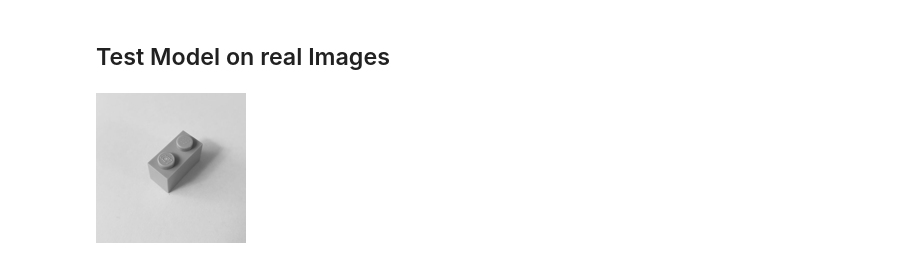
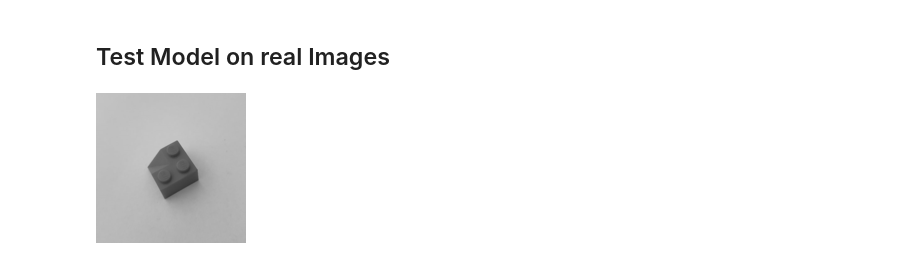
Before and after one commit to greenbase/tiny-bricks, a Jupyter notebook: src/main.ipynb, the cells around one changed output. Cells and saved outputs as stored; diff of their text form; code cells hidden in the pictures.

```diff
--- a/src/main.ipynb
+++ b/src/main.ipynb
@@ -241,11 +253,12 @@ def load(filename):
    image = Image.open(filename).convert("L")
    image = ImageOps.fit(image,(150,150))
    return image
-
-image = load('../data/external/2x1_2_squared.png')
-image
-# %% [output]
-[figure, removed]
+# %%
+image_name = "Dach_2.png"
+image = load('../data/external/' + image_name)
+image
+# %% [output]
+[figure, added]
 # %%
 # prepare image to fit model input
 image = np.array(image)
```
Also changed, not shown: parts of 9 cells of this notebook.
